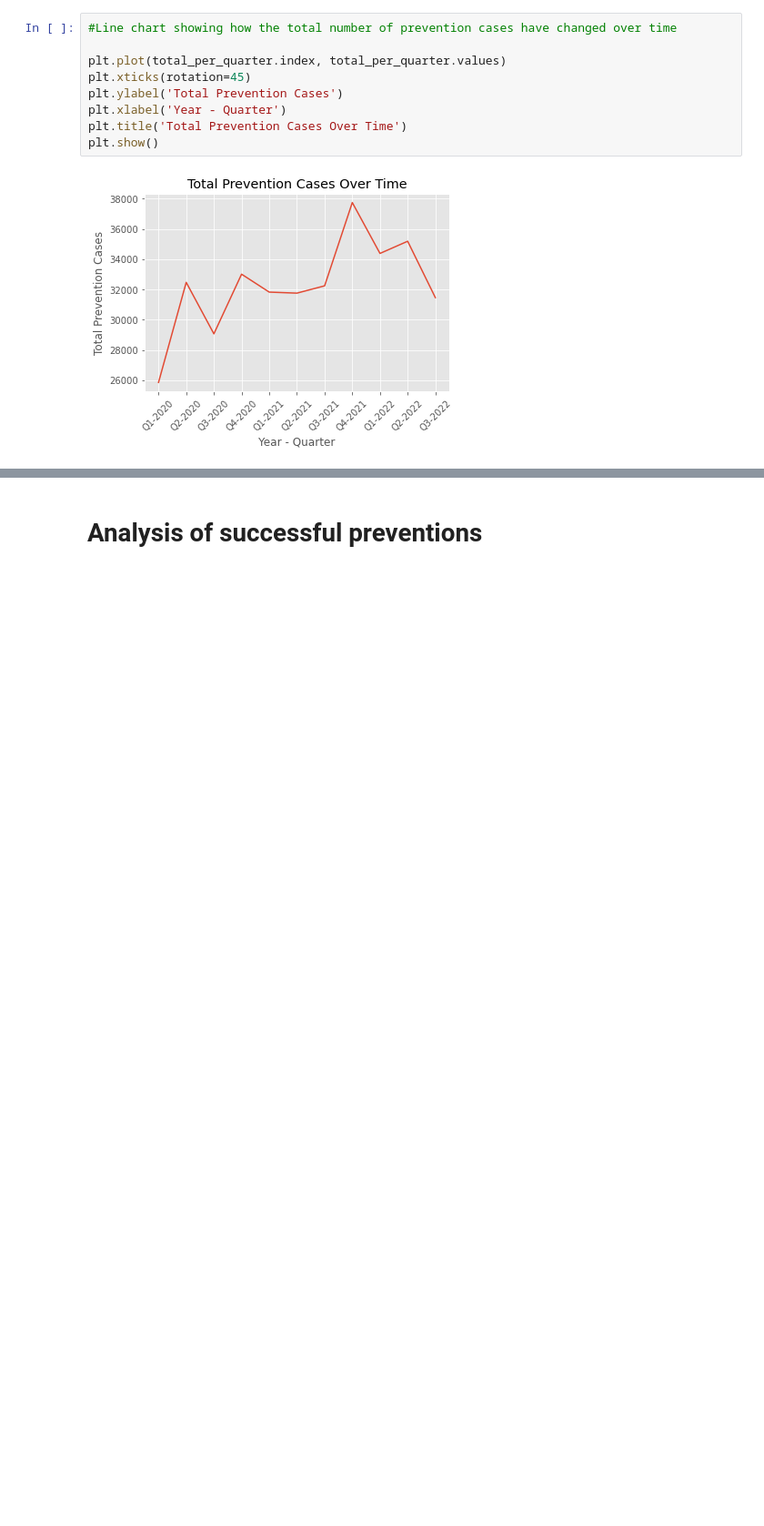
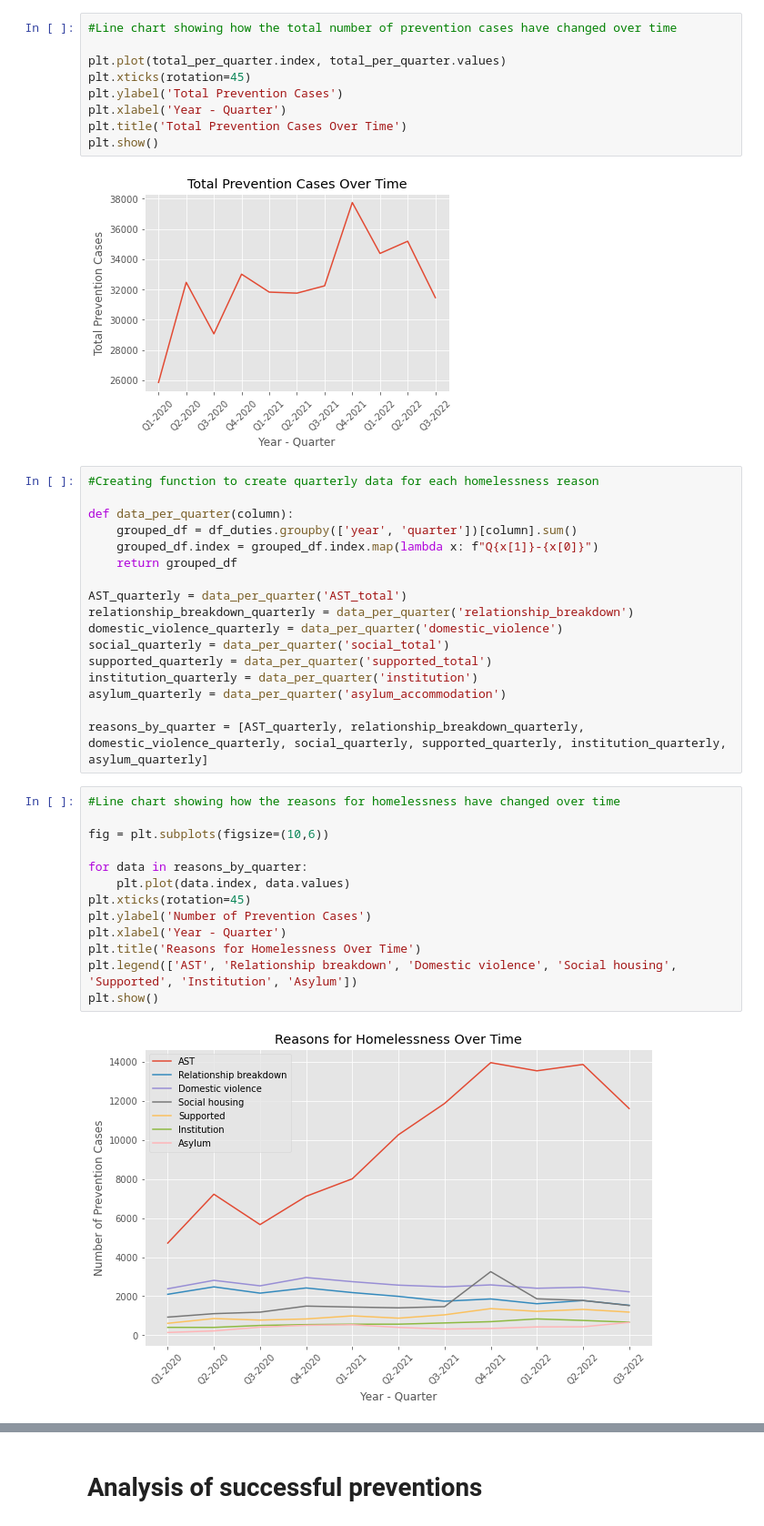
Before and after one commit to lu-fisher/Homelessness-reasons, a Jupyter notebook: Initial analysis - Prevention duties.ipynb, the cells around one changed output, grey strips where cells are left out. Shown at 91% size. Drawn from its saved outputs; the diff is of its cells as text; blank space fills up the shorter version.

```diff
--- a/Initial analysis - Prevention duties.ipynb
+++ b/Initial analysis - Prevention duties.ipynb
@@ -188,6 +209,38 @@ plt.title('Total Prevention Cases Over Time')
 plt.show()
 # %% [output]
 [figure]
+# %%
+#Creating function to create quarterly data for each homelessness reason
+
+def data_per_quarter(column):
+    grouped_df = df_duties.groupby(['year', 'quarter'])[column].sum()
+    grouped_df.index = grouped_df.index.map(lambda x: f"Q{x[1]}-{x[0]}")
+    return grouped_df
+
+AST_quarterly = data_per_quarter('AST_total')
+relationship_breakdown_quarterly = data_per_quarter('relationship_breakdown')
+domestic_violence_quarterly = data_per_quarter('domestic_violence')
+social_quarterly = data_per_quarter('social_total')
+supported_quarterly = data_per_quarter('supported_total')
+institution_quarterly = data_per_quarter('institution')
+asylum_quarterly = data_per_quarter('asylum_accommodation')
+
+reasons_by_quarter = [AST_quarterly, relationship_breakdown_quarterly, domestic_violence_quarterly, social_quarterly, supported_quarterly, institution_quarterly, asylum_quarterly]
+# %%
+#Line chart showing how the reasons for homelessness have changed over time
+
+fig = plt.subplots(figsize=(10,6))
+
+for data in reasons_by_quarter:
+    plt.plot(data.index, data.values)
+plt.xticks(rotation=45)
+plt.ylabel('Number of Prevention Cases')
+plt.xlabel('Year - Quarter')
+plt.title('Reasons for Homelessness Over Time')
+plt.legend(['AST', 'Relationship breakdown', 'Domestic violence', 'Social housing', 'Supported', 'Institution', 'Asylum'])
+plt.show()
+# %% [output]
+[figure, added]
 # %%
 #Which authorities have the highest percentage of homelessness from the private sector?
 
```
Also changed, not shown: parts of 32 cells of this notebook, 9 other files.
